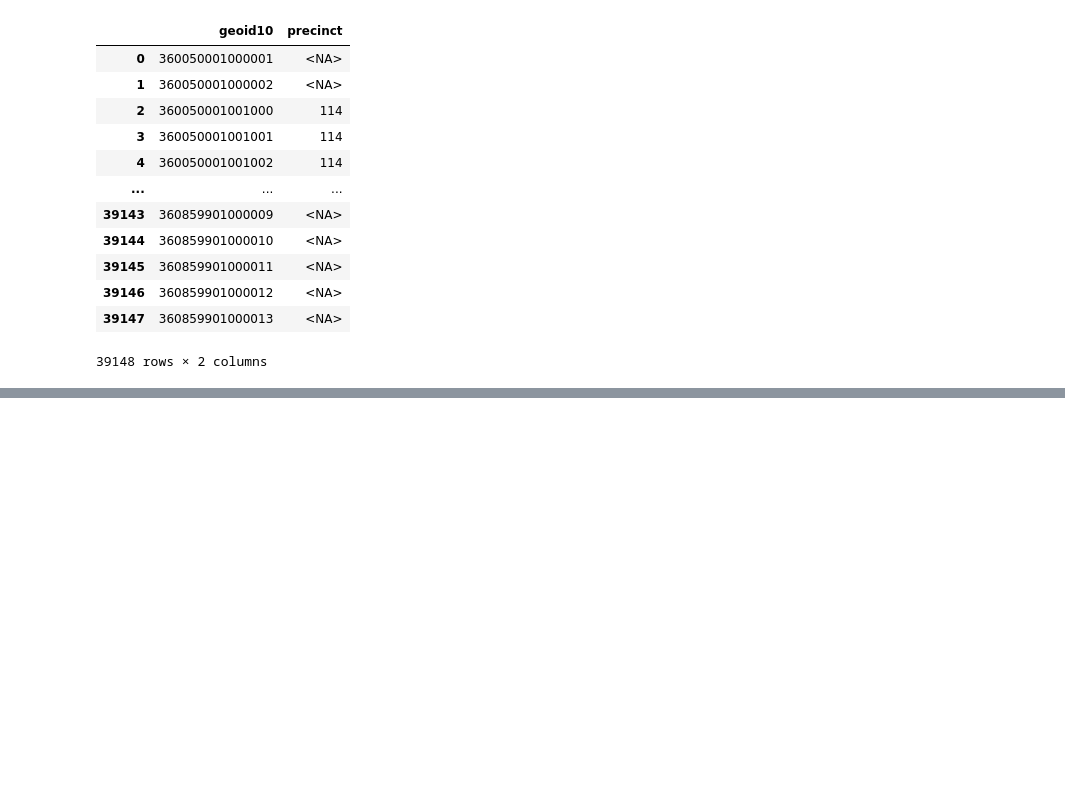
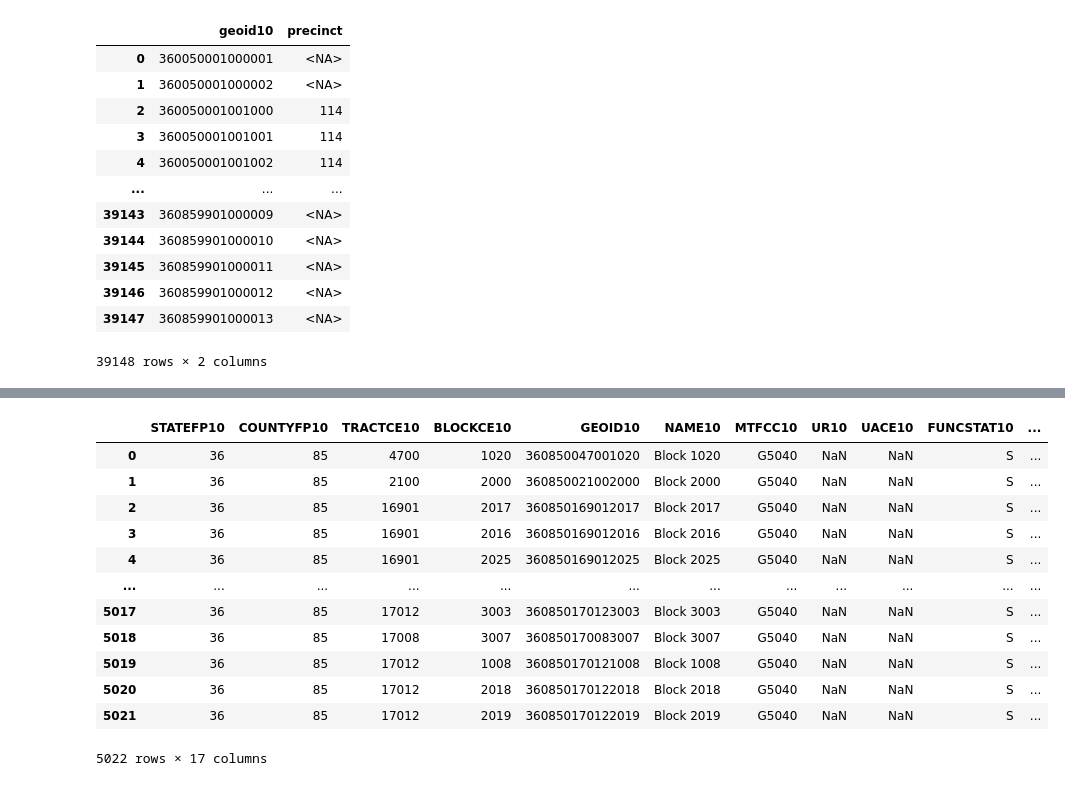
Before and after one commit to jkeefe/census-by-precincts, a Jupyter notebook: notebooks/data_prep.ipynb, the cells around one changed output, grey strips where cells are left out. Saved outputs shown, nothing was run; the diff lists cells and outputs as text; code cells hidden in the pictures; blank space fills up the shorter version.

```diff
--- a/notebooks/data_prep.ipynb
+++ b/notebooks/data_prep.ipynb
@@ -130,0 +183,3 @@ df.to_csv("./temp_data/nyc_census2020blocks_with_police_precincts.csv", index =
+# %%
+df_122= pd.read_csv('../data/all_blocks_in_122.csv')
+df_122['new_precinct'] = 122
@@ -130,0 +208,18 @@ df.to_csv("./temp_data/nyc_census2020blocks_with_police_precincts.csv", index =
+# %%
+df_statenisland = pd.concat([df_120, df_121, df_122, df_123], ignore_index=True)
+# %%
+df_statenisland
+# %% [output]
+|  | STATEFP10 | COUNTYFP10 | TRACTCE10 | BLOCKCE10 | GEOID10 | NAME10 | MTFCC10 | UR10 | UACE10 | FUNCSTAT10 | ... |
+| 0 | 36 | 85 | 4700 | 1020 | 360850047001020 | Block 1020 | G5040 | NaN | NaN | S | ... |
+| 1 | 36 | 85 | 2100 | 2000 | 360850021002000 | Block 2000 | G5040 | NaN | NaN | S | ... |
+| 2 | 36 | 85 | 16901 | 2017 | 360850169012017 | Block 2017 | G5040 | NaN | NaN | S | ... |
+| 3 | 36 | 85 | 16901 | 2016 | 360850169012016 | Block 2016 | G5040 | NaN | NaN | S | ... |
+| 4 | 36 | 85 | 16901 | 2025 | 360850169012025 | Block 2025 | G5040 | NaN | NaN | S | ... |
+| ... | ... | ... | ... | ... | ... | ... | ... | ... | ... | ... | ... |
+| 5017 | 36 | 85 | 17012 | 3003 | 360850170123003 | Block 3003 | G5040 | NaN | NaN | S | ... |
+| 5018 | 36 | 85 | 17008 | 3007 | 360850170083007 | Block 3007 | G5040 | NaN | NaN | S | ... |
+| 5019 | 36 | 85 | 17012 | 1008 | 360850170121008 | Block 1008 | G5040 | NaN | NaN | S | ... |
+| 5020 | 36 | 85 | 17012 | 2018 | 360850170122018 | Block 2018 | G5040 | NaN | NaN | S | ... |
+| 5021 | 36 | 85 | 17012 | 2019 | 360850170122019 | Block 2019 | G5040 | NaN | NaN | S | ... |
+5022 rows × 17 columns
```
Also changed, not shown: parts of 75 cells of this notebook.
